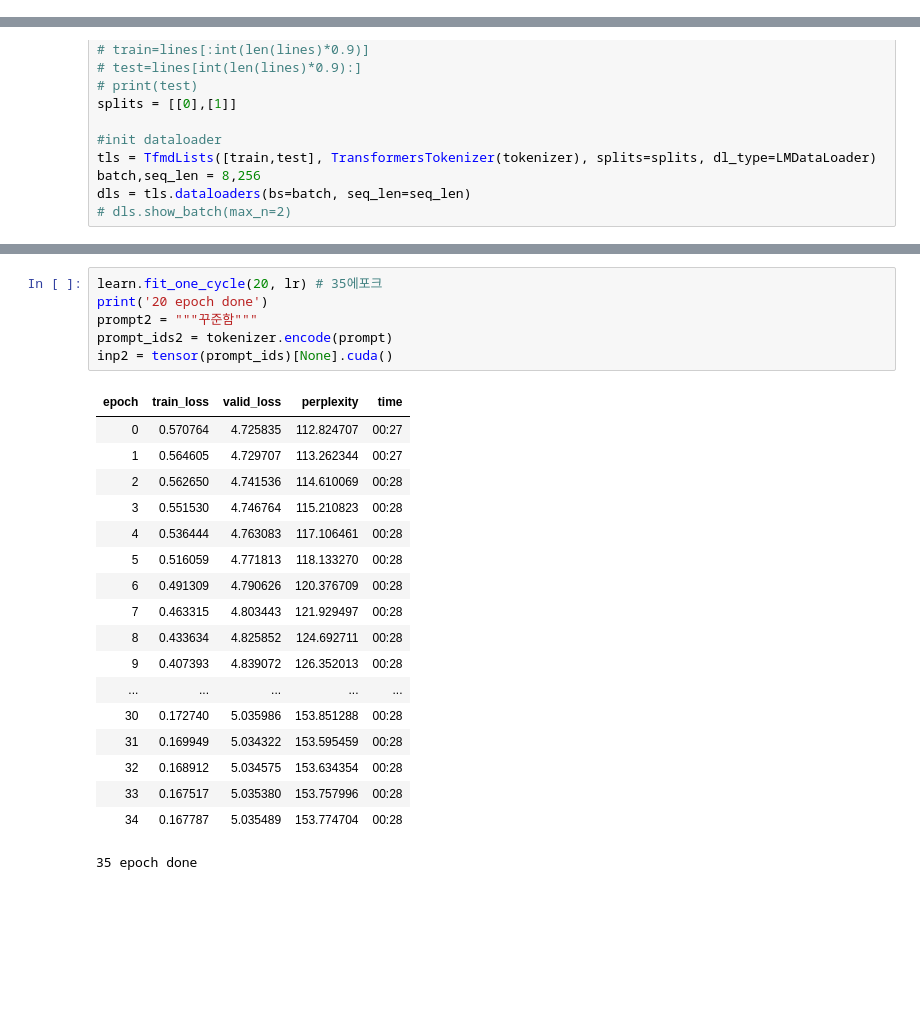
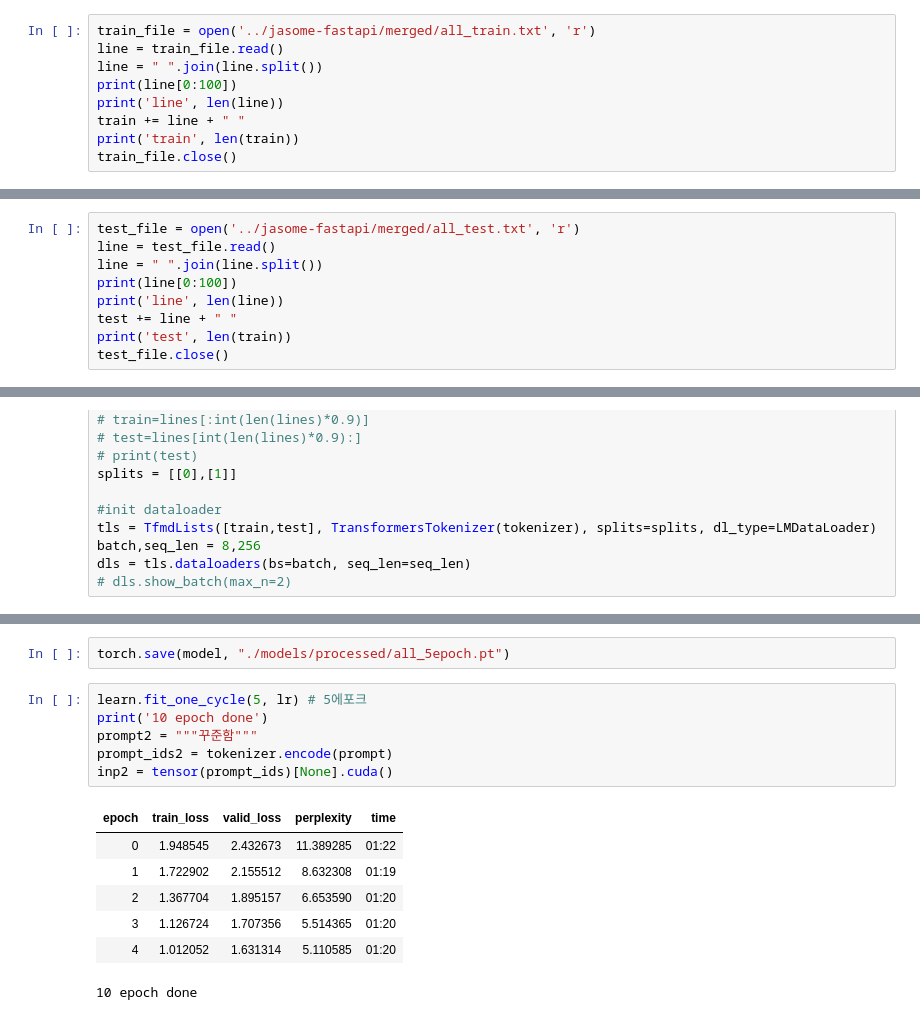
Before and after one commit to DiveInKU/jaso-me-ai, a Jupyter notebook: train_all.ipynb, the cells around one changed output, grey strips where cells are left out. Saved outputs shown, nothing was run; the diff lists cells and outputs as text; blank space fills up the shorter version.

Commit message:
feat: 5 epoch ~ 25 epoch까지 학습하며 결과를 비교한다

```diff
--- a/train_all.ipynb
+++ b/train_all.ipynb
@@ -127,0 +118,9 @@ test 395468
+# %%
+train_file = open('../jasome-fastapi/merged/all_train.txt', 'r')
+line = train_file.read()
+line = " ".join(line.split())
+print(line[0:100])
+print('line', len(line))
+train += line + " "
+print('train', len(train))
+train_file.close()
@@ -127,0 +131,9 @@ test 395468
+# %%
+test_file = open('../jasome-fastapi/merged/all_test.txt', 'r')
+line = test_file.read()
+line = " ".join(line.split())
+print(line[0:100])
+print('line', len(line))
+test += line + " "
+print('test', len(train))
+test_file.close()
@@ -196,28 +229,19 @@ for i in range(5):
+# %%
+torch.save(model, "./models/processed/all_5epoch.pt")
 # %%
-learn.fit_one_cycle(20, lr) # 35에포크
-print('20 epoch done')
+learn.fit_one_cycle(5, lr) # 5에포크
+print('10 epoch done')
 prompt2 = """꾸준함"""
 prompt_ids2 = tokenizer.encode(prompt)
 inp2 = tensor(prompt_ids)[None].cuda()
 # %% [output]
 | epoch | train_loss | valid_loss | perplexity | time |
-| 0 | 0.570764 | 4.725835 | 112.824707 | 00:27 |
-| 1 | 0.564605 | 4.729707 | 113.262344 | 00:27 |
-| 2 | 0.562650 | 4.741536 | 114.610069 | 00:28 |
-| 3 | 0.551530 | 4.746764 | 115.210823 | 00:28 |
-| 4 | 0.536444 | 4.763083 | 117.106461 | 00:28 |
-| 5 | 0.516059 | 4.771813 | 118.133270 | 00:28 |
-| 6 | 0.491309 | 4.790626 | 120.376709 | 00:28 |
-| 7 | 0.463315 | 4.803443 | 121.929497 | 00:28 |
-| 8 | 0.433634 | 4.825852 | 124.692711 | 00:28 |
-| 9 | 0.407393 | 4.839072 | 126.352013 | 00:28 |
-| ... | ... | ... | ... | ... |
-| 30 | 0.172740 | 5.035986 | 153.851288 | 00:28 |
-| 31 | 0.169949 | 5.034322 | 153.595459 | 00:28 |
-| 32 | 0.168912 | 5.034575 | 153.634354 | 00:28 |
-| 33 | 0.167517 | 5.035380 | 153.757996 | 00:28 |
-| 34 | 0.167787 | 5.035489 | 153.774704 | 00:28 |
+| 0 | 1.948545 | 2.432673 | 11.389285 | 01:22 |
+| 1 | 1.722902 | 2.155512 | 8.632308 | 01:19 |
+| 2 | 1.367704 | 1.895157 | 6.653590 | 01:20 |
+| 3 | 1.126724 | 1.707356 | 5.514365 | 01:20 |
+| 4 | 1.012052 | 1.631314 | 5.110585 | 01:20 |
-35 epoch done
+10 epoch done
 # %%
 for i in range(5):
   preds = learn.model.generate(inp2,
```
Also changed, not shown: parts of 21 cells of this notebook.
